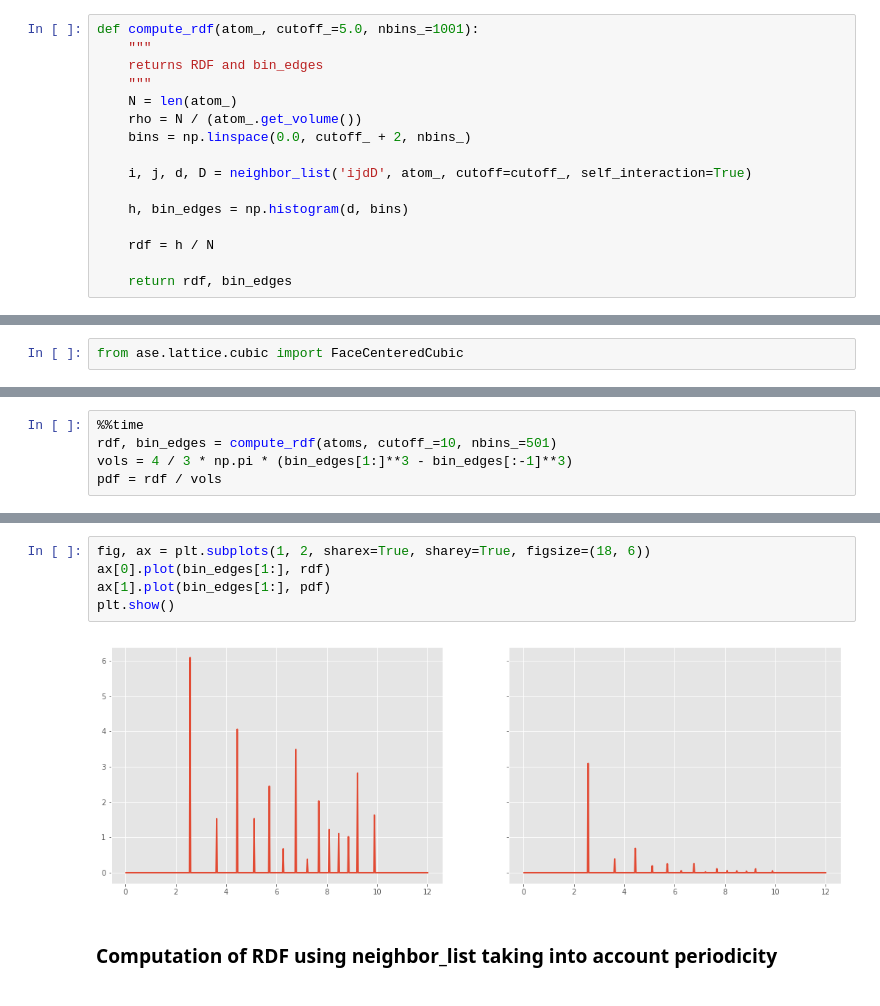
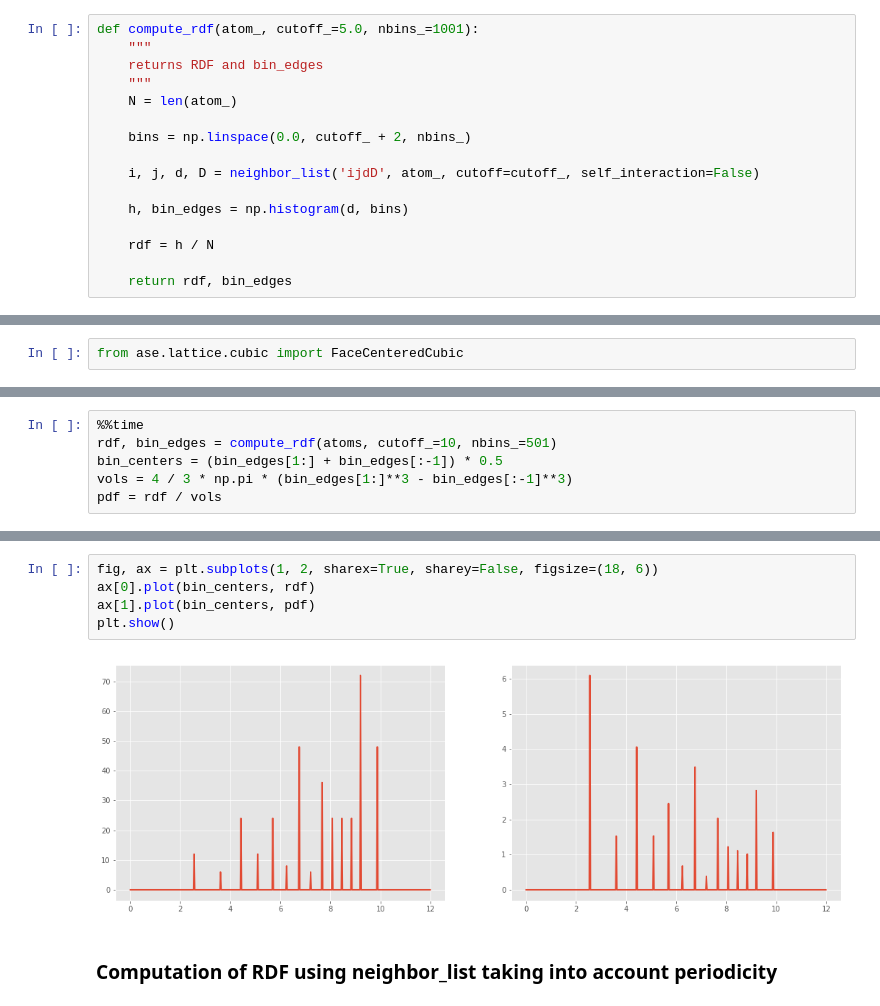
Before and after one commit to auag92/atomStat, a Jupyter notebook: RDF_cif.ipynb, the cells around one changed output, grey strips where cells are left out. Drawn from its saved outputs; the diff is of its cells as text.

```diff
--- a/RDF_cif.ipynb
+++ b/RDF_cif.ipynb
@@ -63,10 +63,10 @@ def compute_rdf(atom_, cutoff_=5.0, nbins_=1001):
     returns RDF and bin_edges
     """
     N = len(atom_)
-    rho = N / (atom_.get_volume())
+
     bins = np.linspace(0.0, cutoff_ + 2, nbins_)
 
-    i, j, d, D = neighbor_list('ijdD', atom_, cutoff=cutoff_, self_interaction=True)
+    i, j, d, D = neighbor_list('ijdD', atom_, cutoff=cutoff_, self_interaction=False)
 
     h, bin_edges = np.histogram(d, bins)
 
@@ -135,6 +136,7 @@ No. of atoms in the System: 6
 # %%
 %%time
 rdf, bin_edges = compute_rdf(atoms, cutoff_=10, nbins_=501)
+bin_centers = (bin_edges[1:] + bin_edges[:-1]) * 0.5
 vols = 4 / 3 * np.pi * (bin_edges[1:]**3 - bin_edges[:-1]**3)
 pdf = rdf / vols
 # %% [output]
@@ -143,10 +145,10 @@ Wall time: 48.3 ms
 # %%
-fig, ax = plt.subplots(1, 2, sharex=True, sharey=True, figsize=(18, 6))
-ax[0].plot(bin_edges[1:], rdf)
-ax[1].plot(bin_edges[1:], pdf)
+fig, ax = plt.subplots(1, 2, sharex=True, sharey=False, figsize=(18, 6))
+ax[0].plot(bin_centers, rdf)
+ax[1].plot(bin_centers, pdf)
 plt.show()
 # %% [output]
-[figure, old version]
+[figure, new version]
 # %% [markdown]
 ### Computation of RDF using neighbor_list taking into account periodicity
 # %%
```
Also changed, not shown: parts of 10 cells of this notebook, 1 other file.
